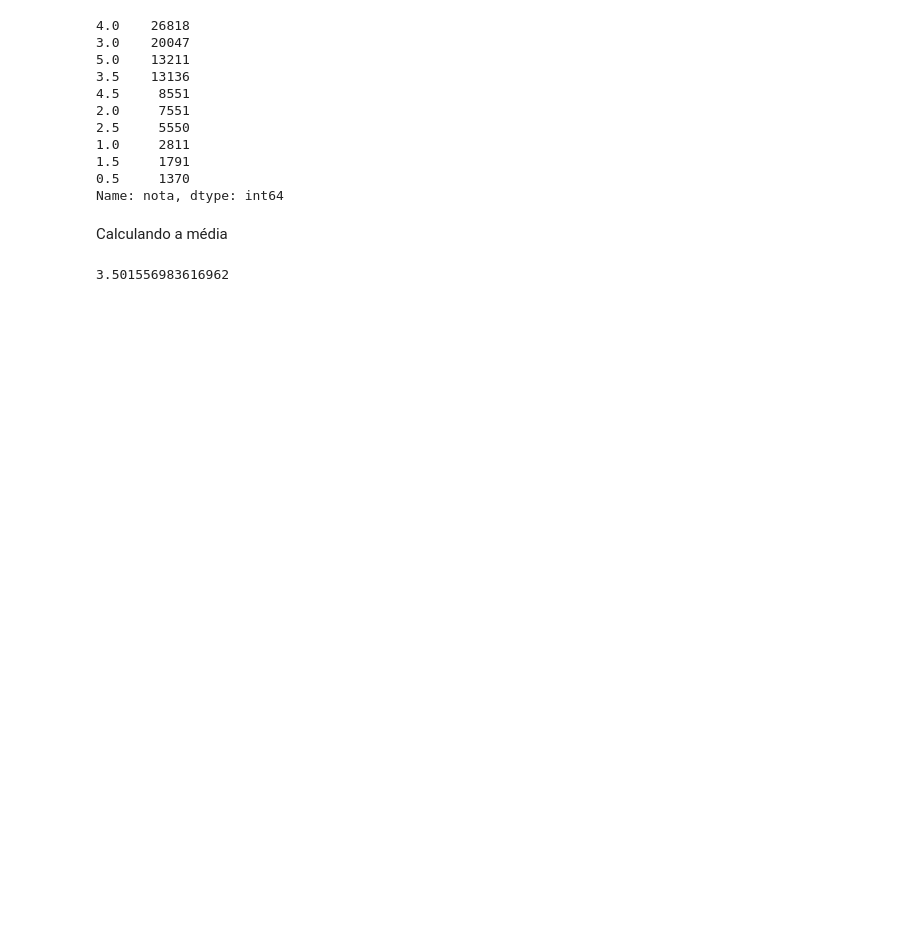
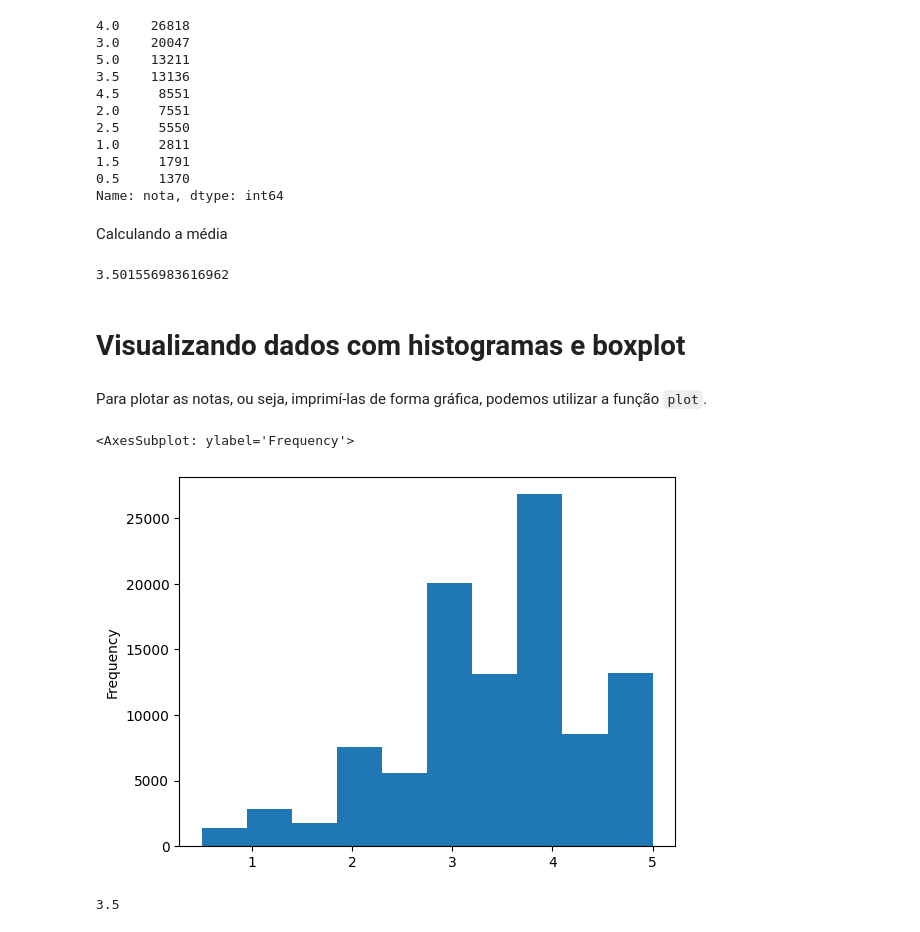
Before and after one commit to Jeidsan/data-science, a Jupyter notebook: 1. Data Science - análise e visualização de dados/2. Aula.ipynb, the cells around one changed output. Saved outputs shown, nothing was run; the diff lists cells and outputs as text; code cells hidden in the pictures; blank space fills up the shorter version.

Commit message:
Conhecendo os dados, o pandas e gráficos

```diff
--- a/1. Data Science - análise e visualização de dados/2. Aula.ipynb
+++ b/1. Data Science - análise e visualização de dados/2. Aula.ipynb
@@ -81,4 +81,15 @@ notas["nota"].mean()
 # %% [output]
 3.501556983616962
 # %% [markdown]
-#
+# Visualizando dados com histogramas e boxplot
+# %% [markdown]
+Para plotar as notas, ou seja, imprimí-las de forma gráfica, podemos utilizar a função `plot`.
+# %%
+notas.nota.plot(kind = 'hist') # histograma
+# %% [output]
+<AxesSubplot: ylabel='Frequency'>
+[figure, added]
+# %%
+notas.nota.median() # Cálculo da mediana
+# %% [output]
+3.5
```
Also changed, not shown: parts of 19 cells of this notebook.
